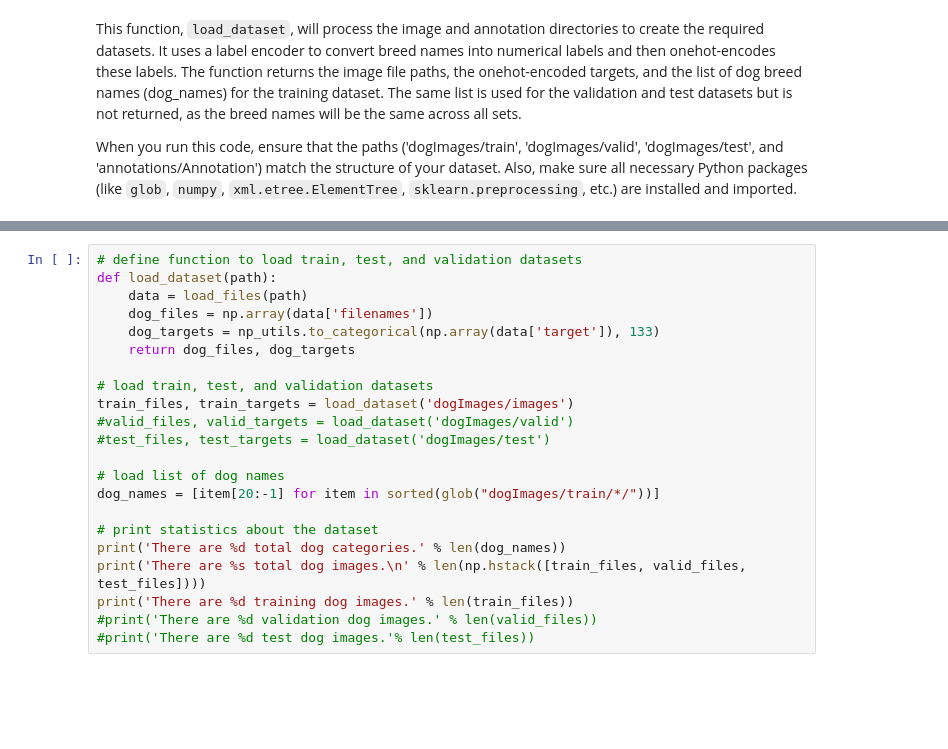
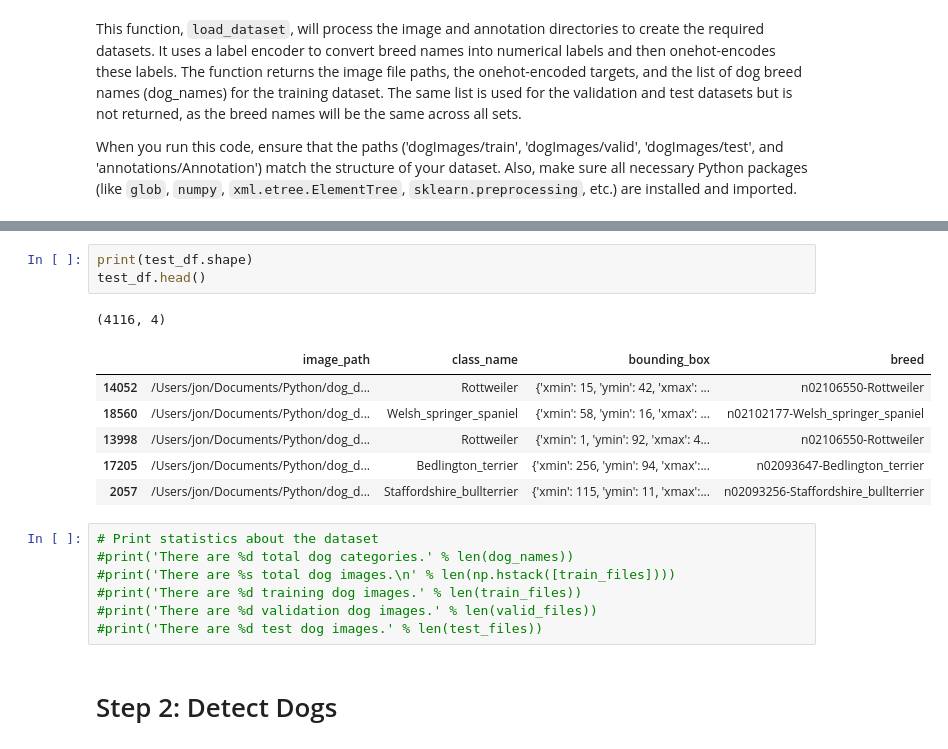
Before and after one commit to jdbarker17/dog_detector, a Jupyter notebook: dog_model.ipynb, the cells around one changed output, grey strips where cells are left out. Saved outputs shown, nothing was run; the diff lists cells and outputs as text; blank space fills up the shorter version.

```diff
--- a/dog_model.ipynb
+++ b/dog_model.ipynb
@@ -133,22 +150,20 @@ cd ../
+# %%
+print(test_df.shape)
+test_df.head()
+# %% [output]
+(4116, 4)
+|  | image_path | class_name | bounding_box | breed |
+| 14052 | /Users/jon/Documents/Python/dog_d... | Rottweiler | {'xmin': 15, 'ymin': 42, 'xmax': ... | n02106550-Rottweiler |
+| 18560 | /Users/jon/Documents/Python/dog_d... | Welsh_springer_spaniel | {'xmin': 58, 'ymin': 16, 'xmax': ... | n02102177-Welsh_springer_spaniel |
+| 13998 | /Users/jon/Documents/Python/dog_d... | Rottweiler | {'xmin': 1, 'ymin': 92, 'xmax': 4... | n02106550-Rottweiler |
+| 17205 | /Users/jon/Documents/Python/dog_d... | Bedlington_terrier | {'xmin': 256, 'ymin': 94, 'xmax':... | n02093647-Bedlington_terrier |
+| 2057 | /Users/jon/Documents/Python/dog_d... | Staffordshire_bullterrier | {'xmin': 115, 'ymin': 11, 'xmax':... | n02093256-Staffordshire_bullterrier |
 # %%
-# define function to load train, test, and validation datasets
-def load_dataset(path):
-    data = load_files(path)
-    dog_files = np.array(data['filenames'])
-    dog_targets = np_utils.to_categorical(np.array(data['target']), 133)
-    return dog_files, dog_targets
-
-# load train, test, and validation datasets
-train_files, train_targets = load_dataset('dogImages/images')
-#valid_files, valid_targets = load_dataset('dogImages/valid')
-#test_files, test_targets = load_dataset('dogImages/test')
-
-# load list of dog names
-dog_names = [item[20:-1] for item in sorted(glob("dogImages/train/*/"))]
-
-# print statistics about the dataset
-print('There are %d total dog categories.' % len(dog_names))
-print('There are %s total dog images.\n' % len(np.hstack([train_files, valid_files, test_files])))
-print('There are %d training dog images.' % len(train_files))
+# Print statistics about the dataset
+#print('There are %d total dog categories.' % len(dog_names))
+#print('There are %s total dog images.\n' % len(np.hstack([train_files])))
+#print('There are %d training dog images.' % len(train_files))
 #print('There are %d validation dog images.' % len(valid_files))
-#print('There are %d test dog images.'% len(test_files))
+#print('There are %d test dog images.' % len(test_files))
+# %% [markdown]
+# Step 2: Detect Dogs
```
Also changed, not shown: parts of 32 cells of this notebook.
